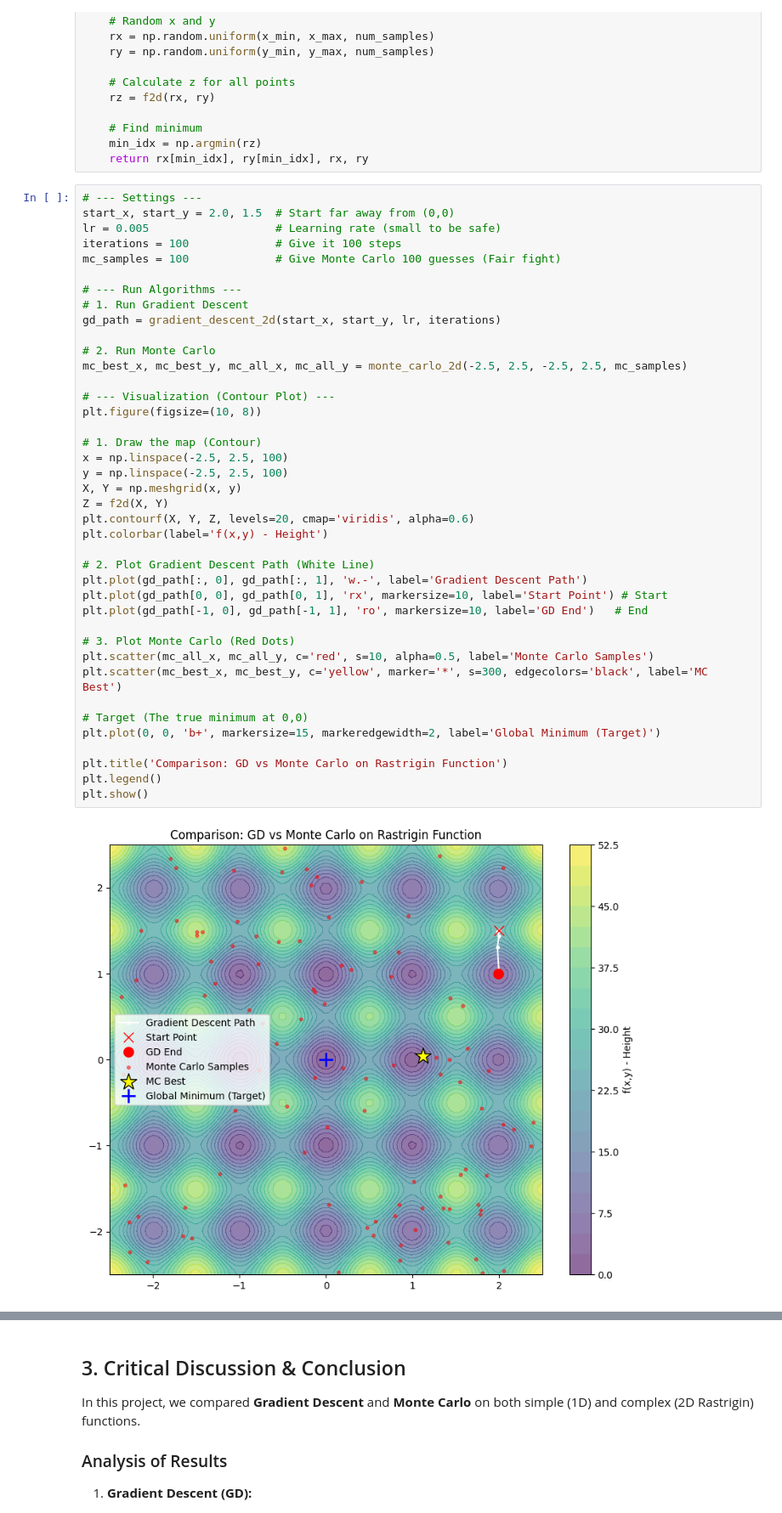
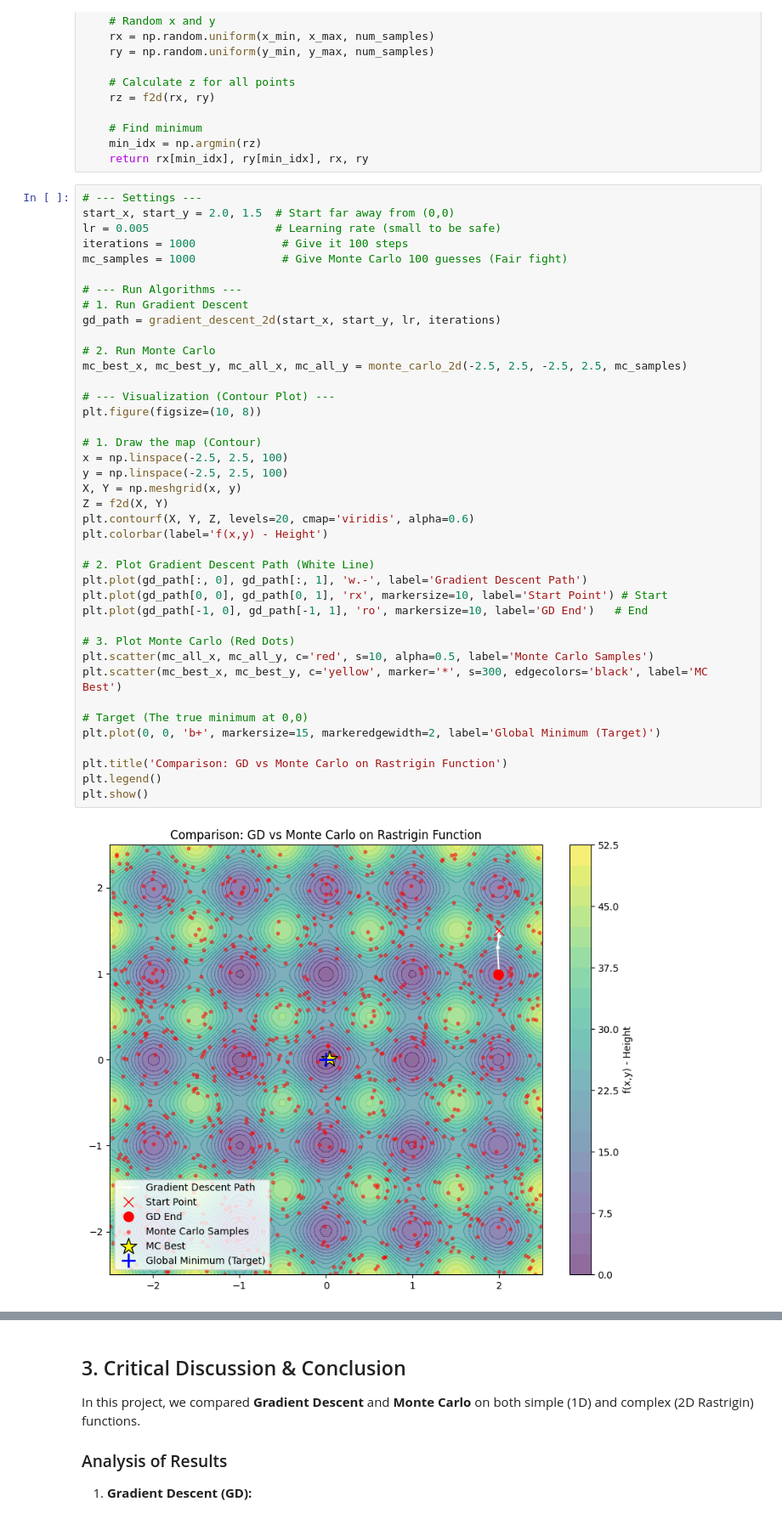
Before and after one commit to paksornchr-del/numcom-project, a Jupyter notebook: Project_Numerical_6780872.ipynb, the cells around one changed output, grey strips where cells are left out. Shown at 85% size. Cells and saved outputs as stored; diff of their text form.

```diff
--- a/Project_Numerical_6780872.ipynb
+++ b/Project_Numerical_6780872.ipynb
@@ -255,8 +259,8 @@ def monte_carlo_2d(x_min, x_max, y_min, y_max, num_samples):
 # --- Settings ---
 start_x, start_y = 2.0, 1.5  # Start far away from (0,0)
 lr = 0.005                   # Learning rate (small to be safe)
-iterations = 100             # Give it 100 steps
-mc_samples = 100             # Give Monte Carlo 100 guesses (Fair fight)
+iterations = 1000             # Give it 100 steps
+mc_samples = 1000             # Give Monte Carlo 100 guesses (Fair fight)
 
 # --- Run Algorithms ---
 # 1. Run Gradient Descent
@@ -265,34 +269,34 @@ gd_path = gradient_descent_2d(start_x, start_y, lr, iterations)
 # 2. Run Monte Carlo
 mc_best_x, mc_best_y, mc_all_x, mc_all_y = monte_carlo_2d(-2.5, 2.5, -2.5, 2.5, mc_samples)
 
 # --- Visualization (Contour Plot) ---
 plt.figure(figsize=(10, 8))
 
 # 1. Draw the map (Contour)
 x = np.linspace(-2.5, 2.5, 100)
 y = np.linspace(-2.5, 2.5, 100)
 X, Y = np.meshgrid(x, y)
 Z = f2d(X, Y)
 plt.contourf(X, Y, Z, levels=20, cmap='viridis', alpha=0.6)
 plt.colorbar(label='f(x,y) - Height')
 
 # 2. Plot Gradient Descent Path (White Line)
 plt.plot(gd_path[:, 0], gd_path[:, 1], 'w.-', label='Gradient Descent Path')
 plt.plot(gd_path[0, 0], gd_path[0, 1], 'rx', markersize=10, label='Start Point') # Start
 plt.plot(gd_path[-1, 0], gd_path[-1, 1], 'ro', markersize=10, label='GD End')   # End
 
 # 3. Plot Monte Carlo (Red Dots)
 plt.scatter(mc_all_x, mc_all_y, c='red', s=10, alpha=0.5, label='Monte Carlo Samples')
 plt.scatter(mc_best_x, mc_best_y, c='yellow', marker='*', s=300, edgecolors='black', label='MC Best')
 
 # Target (The true minimum at 0,0)
 plt.plot(0, 0, 'b+', markersize=15, markeredgewidth=2, label='Global Minimum (Target)')
 
 plt.title('Comparison: GD vs Monte Carlo on Rastrigin Function')
 plt.legend()
 plt.show()
 # %% [output]
-[figure, old version]
+[figure, new version]
 # %%
 # --- Final Comparison for 2D ---
 gd_final_x, gd_final_y = gd_path[-1]
```
Also changed, not shown: parts of 7 cells of this notebook.
